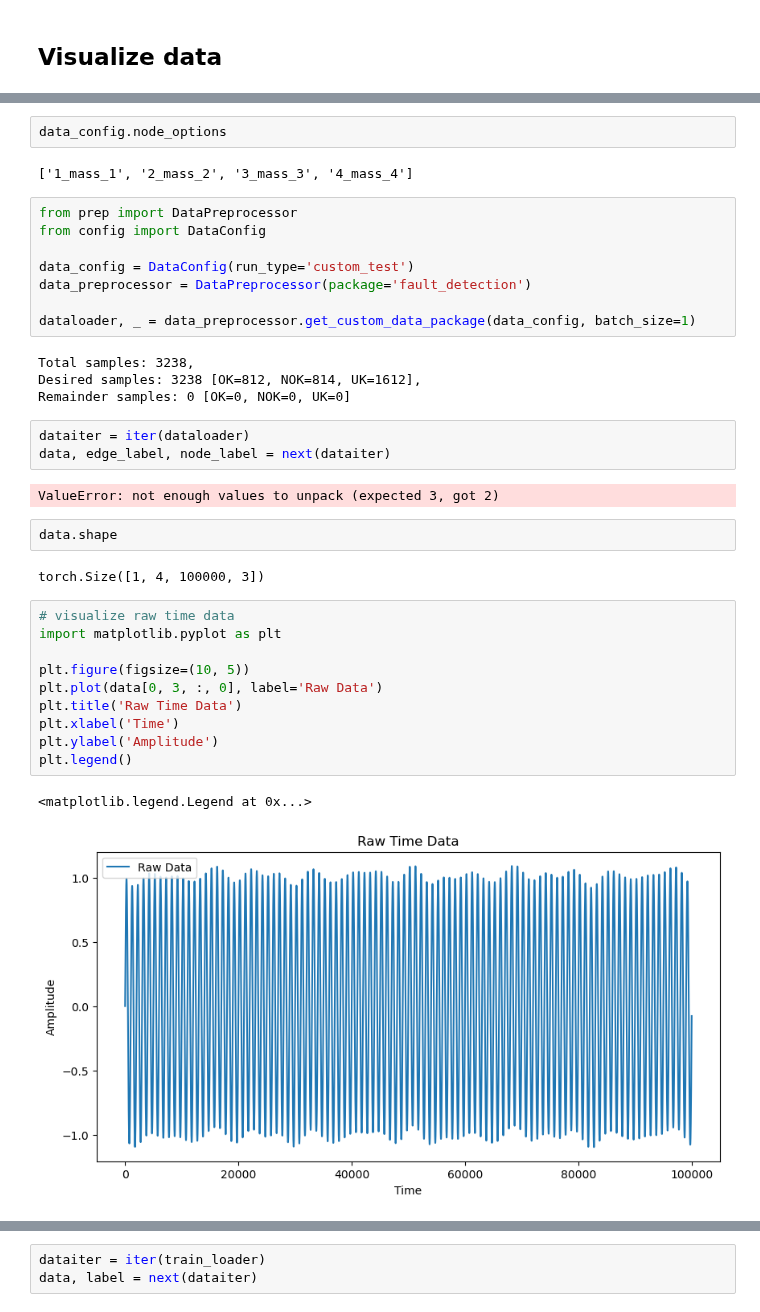
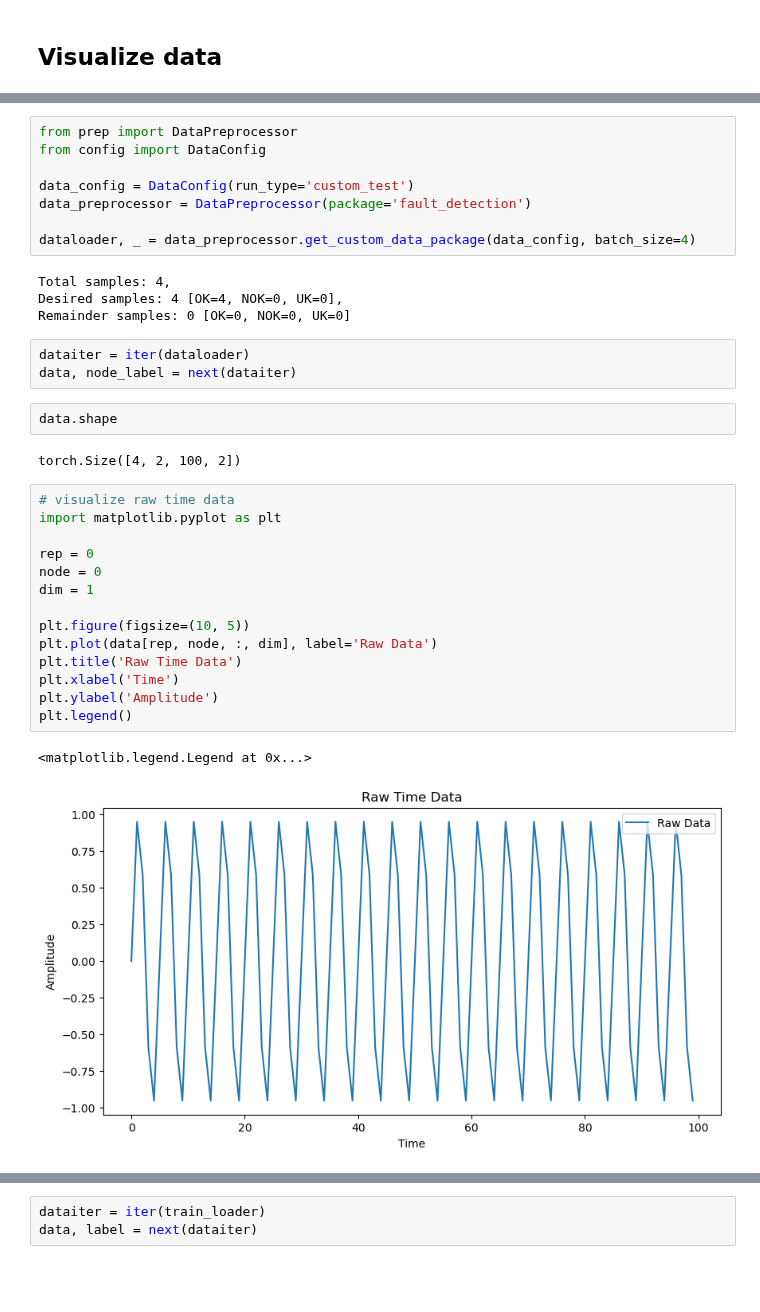
Before and after one commit to aryansavant31/thesis_auto_health_monitoring, a Jupyter notebook: data/trial.ipynb, the cells around one changed output, grey strips where cells are left out. Drawn from its saved outputs; the diff is of its cells as text; blank space fills up the shorter version.

Commit message:
verified the asml .mat node data pre-process code works

```diff
--- a/data/trial.ipynb
+++ b/data/trial.ipynb
@@ -16,7 +23,3 @@ node_path
-# %%
-data_config.node_options
-# %% [output]
-['1_mass_1', '2_mass_2', '3_mass_3', '4_mass_4']
 # %%
 from prep import DataPreprocessor
 from config import DataConfig
@@ -24,31 +27,33 @@ from config import DataConfig
 data_config = DataConfig(run_type='custom_test')
 data_preprocessor = DataPreprocessor(package='fault_detection')
 
-dataloader, _ = data_preprocessor.get_custom_data_package(data_config, batch_size=1)
+dataloader, _ = data_preprocessor.get_custom_data_package(data_config, batch_size=4)
 # %% [output]
-Total samples: 3238,
-Desired samples: 3238 [OK=812, NOK=814, UK=1612],
+Total samples: 4,
+Desired samples: 4 [OK=4, NOK=0, UK=0],
 Remainder samples: 0 [OK=0, NOK=0, UK=0]
 # %%
 dataiter = iter(dataloader)
-data, edge_label, node_label = next(dataiter)
+data, node_label = next(dataiter)
-# %% [output]
-ValueError: not enough values to unpack (expected 3, got 2)
 # %%
 data.shape
 # %% [output]
-torch.Size([1, 4, 100000, 3])
+torch.Size([4, 2, 100, 2])
 # %%
 # visualize raw time data
 import matplotlib.pyplot as plt
 
+rep = 0
+node = 0
+dim = 1
+
 plt.figure(figsize=(10, 5))
-plt.plot(data[0, 3, :, 0], label='Raw Data')
+plt.plot(data[rep, node, :, dim], label='Raw Data')
 plt.title('Raw Time Data')
 plt.xlabel('Time')
 plt.ylabel('Amplitude')
 plt.legend()
 # %% [output]
 <matplotlib.legend.Legend at 0x...>
-[figure, old version]
+[figure, new version]
 # %%
```
Also changed, not shown: parts of 5 cells of this notebook, 33 other files.
